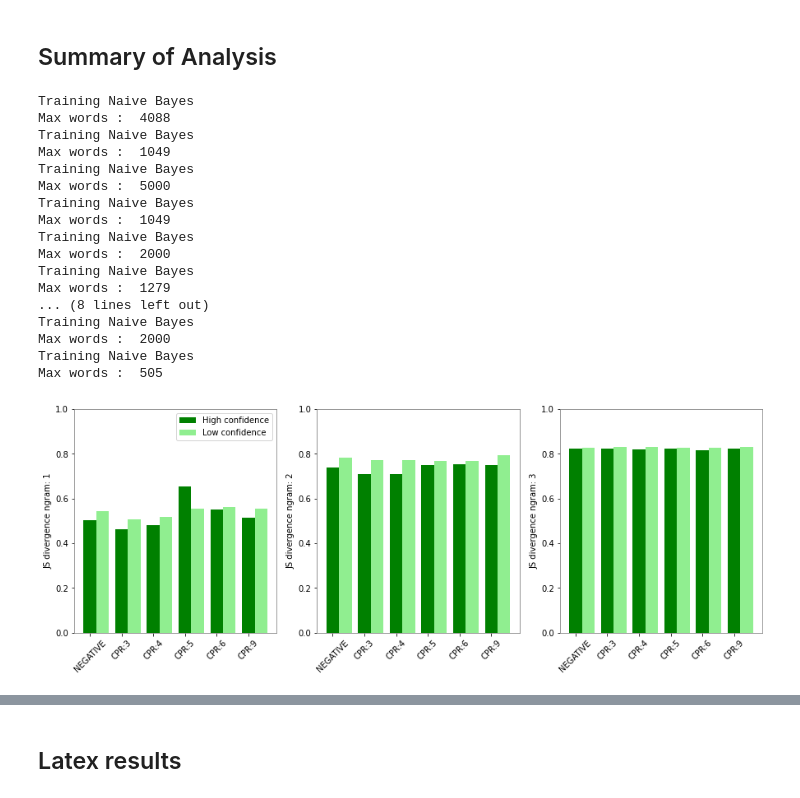
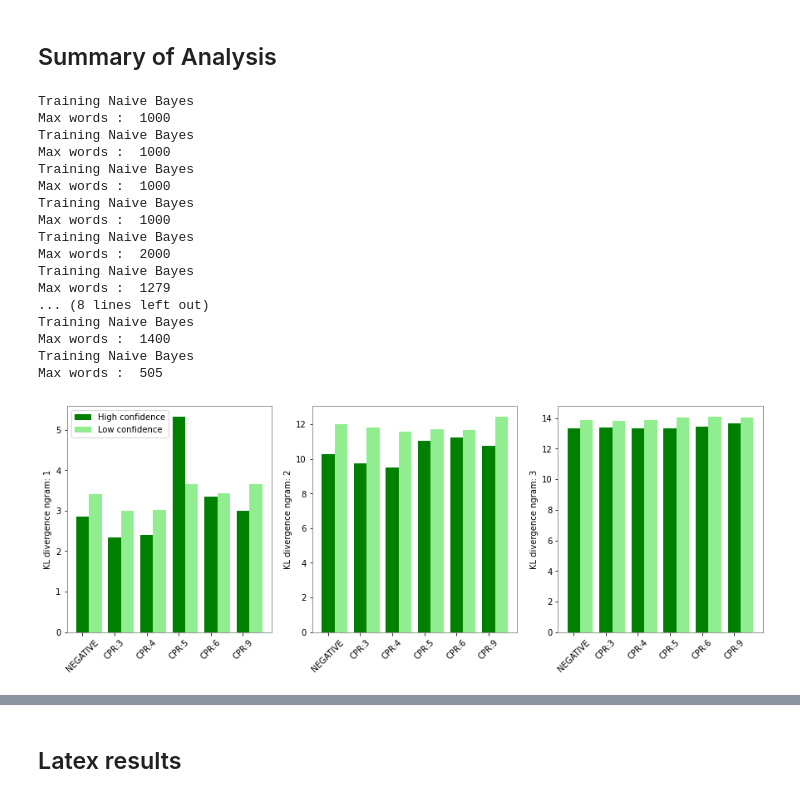
Before and after one commit to elangovana/bert-shortcuts, a Jupyter notebook: notebooks/chemprot_shortcut_analysis.ipynb, the cells around one changed output, grey strips where cells are left out. Saved outputs shown, nothing was run; the diff lists cells and outputs as text; code cells hidden in the pictures.

```diff
--- a/notebooks/chemprot_shortcut_analysis.ipynb
+++ b/notebooks/chemprot_shortcut_analysis.ipynb
@@ -366,7 +366,7 @@ def _build_list(l1,l2, use_common_only=True):
 
 def js_divergence(p_keyword, q_keyword, use_common_only=True):
     p,q = _build_list(p_keyword, q_keyword, use_common_only=use_common_only)
-    return distance.jensenshannon(p,q, 2.71828)
+    return distance.jensenshannon(p,q, 2)
 
 def kl_divergence(p_keyword, q_keyword, use_common_only=True):
     p,q = _build_list(p_keyword, q_keyword, use_common_only=use_common_only)
@@ -1382,9 +1382,7 @@ def plot_divergence(df1,t1, df2, t2, ax, suffix_y_label):
     ax.set_xticks(df1["label_index"].values)
     ax.set_xticklabels(df1["label_name"], rotation = 45)
 
-    ax.set_ylim(0,1)
-
-    ax.set_ylabel(f"JS divergence {suffix_y_label}")
+    ax.set_ylabel(f"KL divergence {suffix_y_label}")
 
     ax.spines['bottom'].set_color('grey')
     ax.spines['top'].set_color('grey')
@@ -1399,11 +1397,11 @@ classifiers = {NAIVE_BAYES}
 
 kwargs = {
     "ngram_range":(1,1),
-    "min_df": 5,
-    "stop_words": 'english',
+   "min_df": 5,
+   "stop_words": 'english',
     "classifiers":classifiers,
     "classwise_vocab":False,
-    "max_words_per_class" :  5000
+    "max_words_per_class" :  1000
 }
 
 ax = axes[0]
@@ -1416,7 +1414,7 @@ plot_divergence(compute_js_divergence(train_and_predict_all_classifiers(df_highq
                                       use_common_only=False
                                      ),
                 "High confidence",
-                compute_js_divergence(train_and_predict_all_classifiers(df_lowquality,
+                compute_kl_divergence(train_and_predict_all_classifiers(df_lowquality,
                                                                        **kwargs
                                                                       ),
                                       train_and_predict_all_classifiers(df_train,
@@ -1511,7 +1509,7 @@ kwargs = {
    "min_df": 5,
    "stop_words":'english',
     "classifiers":classifiers,
-    "max_words_per_class" :  2000,
+    "max_words_per_class" :  1400,
     "classwise_vocab":False
 }
 
@@ -1547,39 +1545,39 @@ ax.legend().remove()
 #                                                                     **kwargs
 #                                                                   ),
 #                                        use_common_only=True
 #                                      ),
 #                 "High confidence",
 #                 compute_kl_divergence(train_and_predict_all_classifiers(df_lowquality,
 #                                                                        **kwargs
 #                                                                       ),
 #                                       train_and_predict_all_classifiers(df_train,
 #                                                                    **kwargs
 #                                                                   ),
 #                                       use_common_only=True
 #                                      ),
 #                 "Low confidence",
 #                 ax)
 
 #ax.legend().remove()
 # %% [output]
 Training Naive Bayes
-Max words :  4088
+Max words :  1000
 Training Naive Bayes
-Max words :  1049
+Max words :  1000
 Training Naive Bayes
-Max words :  5000
+Max words :  1000
 Training Naive Bayes
-Max words :  1049
+Max words :  1000
 Training Naive Bayes
 Max words :  2000
 Training Naive Bayes
 Max words :  1279
 ... (8 lines left out)
 Training Naive Bayes
-Max words :  2000
+Max words :  1400
 Training Naive Bayes
 Max words :  505
-[figure, old version]
+[figure, new version]
 # %%
 from sklearn.feature_extraction.text import CountVectorizer
 import warnings
```
Also changed, not shown: parts of 6 cells of this notebook.
